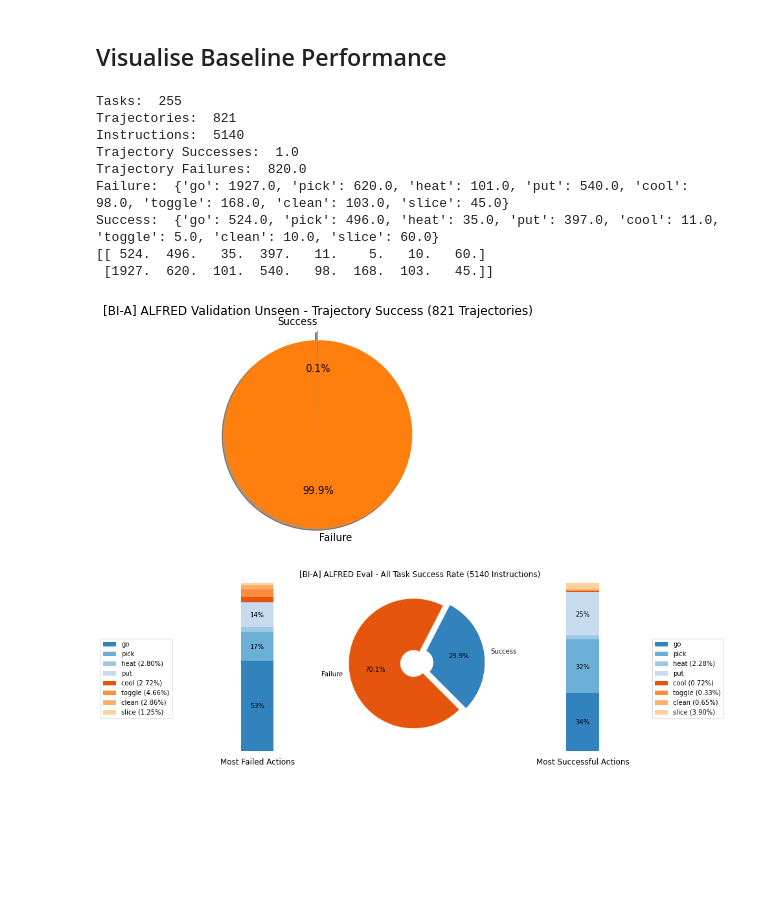
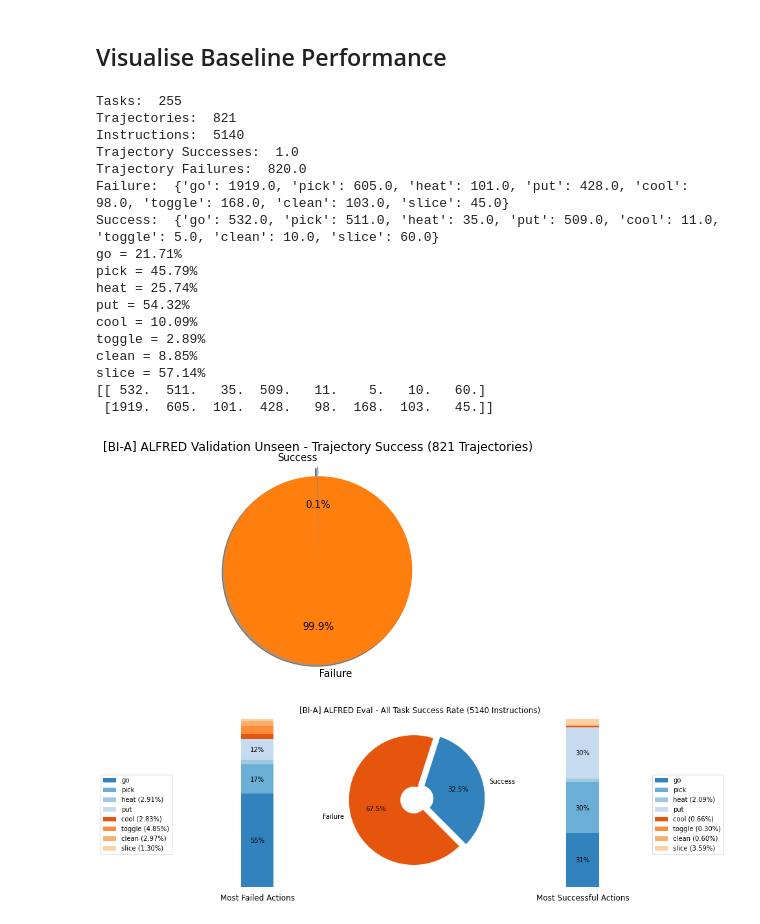
Before and after one commit to Riordan-DC/honours_research_repo, a Jupyter notebook: Baseline_Instructor_A.ipynb, the cells around one changed output. Saved outputs shown, nothing was run; the diff lists cells and outputs as text; code cells hidden in the pictures; blank space fills up the shorter version.

```diff
--- a/Baseline_Instructor.ipynb
+++ b/Baseline_Instructor_A.ipynb
@@ -376,6 +377,9 @@ action_list = list(action_success.keys())
 
 print('Failure: ', action_failure)
 print('Success: ', action_success)
+
+for k, v in action_success.items():
+    print(f"{k} = {(v / (action_failure[k]+v)) * 100.0:.2f}%")
 
 # make figure and assign axis objects
 fig = plt.figure(figsize=(9+4.5, 5))
@@ -426,38 +430,46 @@ xpos = 0
 bottom = 0
 ratios = [i / succ_sum for i in vals[0]] #Success values
 width = .2
 
 for j in range(len(ratios)):
     height = ratios[j]
     ax3.bar(xpos, height, width, bottom=bottom, color=bar_colors[j], ecolor='w')
     ypos = bottom + ax3.patches[j].get_height() / 2.
     bottom += height
     if ratios[j] > 0.05:
         ax3.text(xpos, ypos - 0.015, "%d%%" % (ax3.patches[j].get_height() * 100),
                  ha='center')
     else:
         action_list[j] = "{} ({:.2f}%)".format(action_list[j], ratios[j] * 100.0)
 
 ax3.set_title('Most Successful Actions', y=-0.1)
 ax3.legend(action_list, bbox_to_anchor=(1,0.25), loc="lower right",  bbox_transform=fig.transFigure)
 ax3.axis('off')
 ax3.set_xlim(- 2.5 * width, 2.5 * width)
 
 #plt.tight_layout()
 if save_figures:
     plt.savefig('[BI-A] ALFRED_Eval-instructions-success.png', dpi=300, bbox_inches='tight')
 # %% [output]
 Tasks:  255
 Trajectories:  821
 Instructions:  5140
 Trajectory Successes:  1.0
 Trajectory Failures:  820.0
-Failure:  {'go': 1927.0, 'pick': 620.0, 'heat': 101.0, 'put': 540.0, 'cool': 98.0, 'toggle': 168.0, 'clean': 103.0, 'slice': 45.0}
-Success:  {'go': 524.0, 'pick': 496.0, 'heat': 35.0, 'put': 397.0, 'cool': 11.0, 'toggle': 5.0, 'clean': 10.0, 'slice': 60.0}
-[[ 524.  496.   35.  397.   11.    5.   10.   60.]
- [1927.  620.  101.  540.   98.  168.  103.   45.]]
+Failure:  {'go': 1919.0, 'pick': 605.0, 'heat': 101.0, 'put': 428.0, 'cool': 98.0, 'toggle': 168.0, 'clean': 103.0, 'slice': 45.0}
+Success:  {'go': 532.0, 'pick': 511.0, 'heat': 35.0, 'put': 509.0, 'cool': 11.0, 'toggle': 5.0, 'clean': 10.0, 'slice': 60.0}
+go = 21.71%
+pick = 45.79%
+heat = 25.74%
+put = 54.32%
+cool = 10.09%
+toggle = 2.89%
+clean = 8.85%
+slice = 57.14%
+[[ 532.  511.   35.  509.   11.    5.   10.   60.]
+ [1919.  605.  101.  428.   98.  168.  103.   45.]]
 [figure]
-[figure, old version]
+[figure, new version]
 # %%
 # Instruction Length Bar Chart
 # Instruction length vs task success
```
Also changed, not shown: parts of 2 cells of this notebook, 11 other files.
